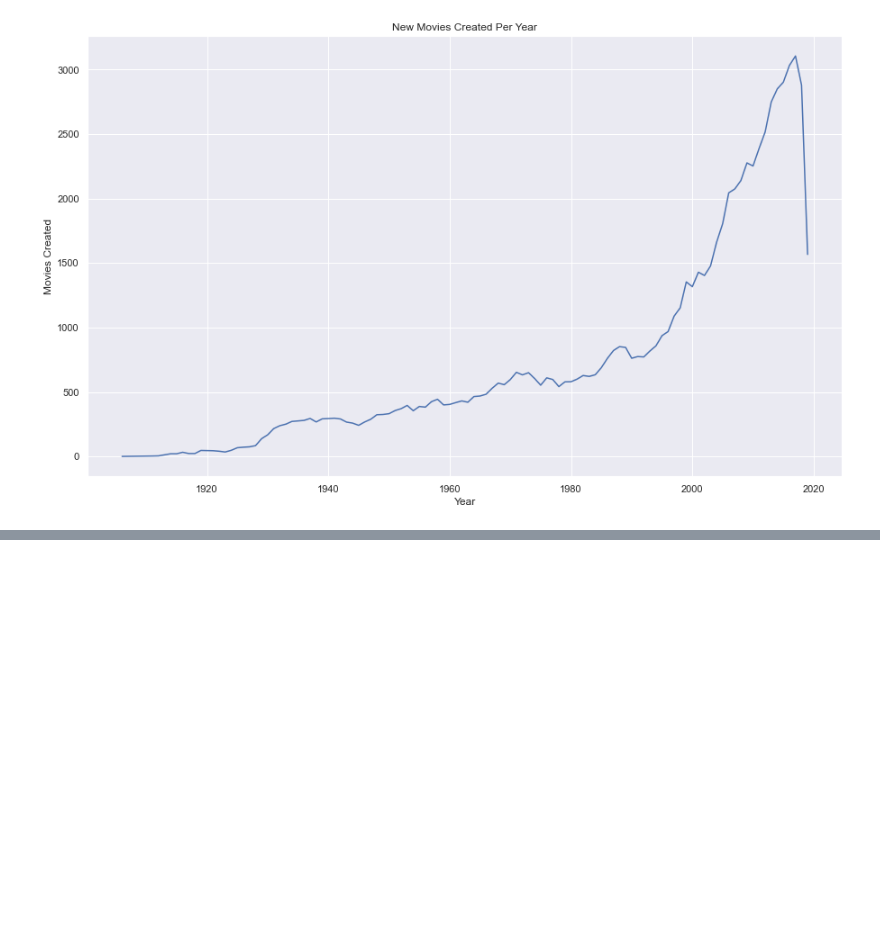
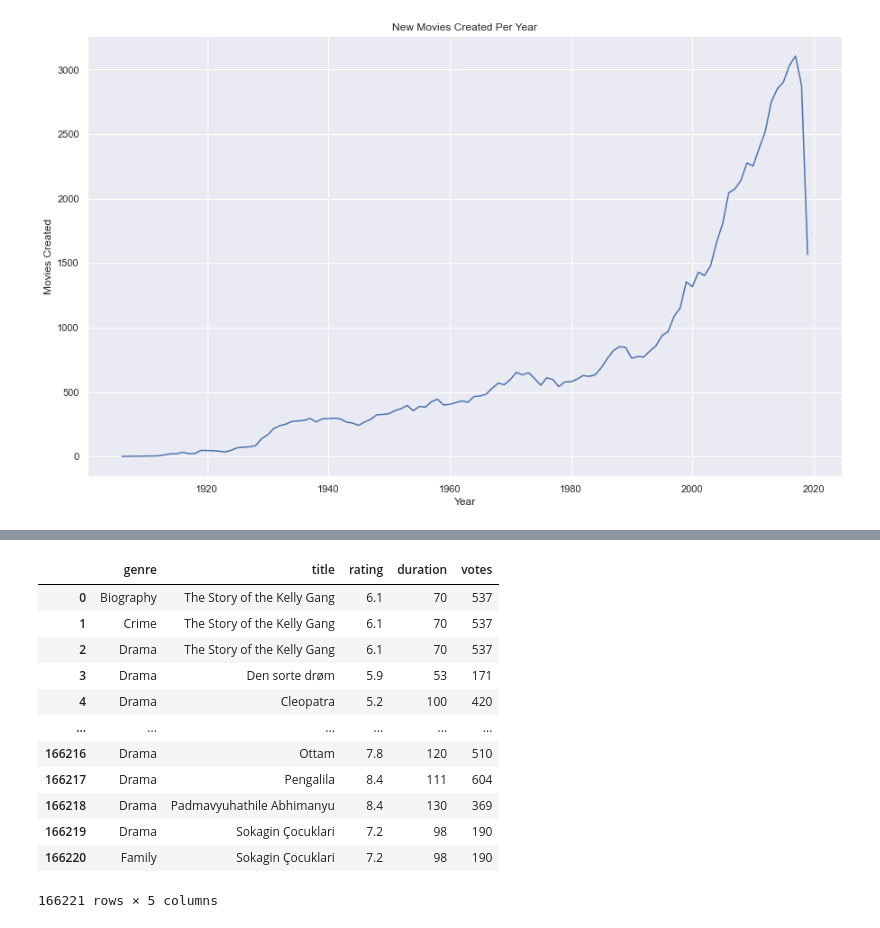
Before and after one commit to billbai0102/Callysto-Hackathon-2020, a Jupyter notebook: submission.ipynb, the cells around one changed output, grey strips where cells are left out. Saved outputs shown, nothing was run; the diff lists cells and outputs as text; code cells hidden in the pictures; blank space fills up the shorter version.

```diff
--- a/submission.ipynb
+++ b/submission.ipynb
@@ -244,6 +246,3 @@ ax.set(xlabel='Year', ylabel='Movies Created', title='New Movies Created Per Yea
  Text(0.5, 0, 'Year'),
  Text(0.5, 1.0, 'New Movies Created Per Year')]
 [figure]
-# %%
-df = imdb_movies_df.groupby('director')['rating'].count
-df
@@ -251,0 +296,49 @@ df
+# %%
+"""
+splits the genre column into separate rows with individual genres.
+
+:param df: DataFrame to split up
+"""
+def count_genres(df):
+    new_df = {
+        'genre': []
+        , 'title': []
+        , 'rating': []
+        , 'duration': []
+        , 'votes': []
+    }
+
+    for row in df.iterrows():
+        row = row[1]
+        genre = row['genre']
+        title = row['title']
+        rating = row['rating']
+        duration = row['duration']
+        votes = row['votes']
+        for genre_name in genre.split(','):
+            genre_name = genre_name.split()[0]
+
+            new_df['genre'].append(genre_name)
+            new_df['title'].append(title)
+            new_df['duration'].append(duration)
+            new_df['rating'].append(rating)
+            new_df['votes'].append(votes)
+
+    return pd.DataFrame(new_df)
+
+genre_ratings_df = count_genres(imdb_movies_df)
+genre_ratings_df
+# %% [output]
+|  | genre | title | rating | duration | votes |
+| 0 | Biography | The Story of the Kelly Gang | 6.1 | 70 | 537 |
+| 1 | Crime | The Story of the Kelly Gang | 6.1 | 70 | 537 |
+| 2 | Drama | The Story of the Kelly Gang | 6.1 | 70 | 537 |
+| 3 | Drama | Den sorte drøm | 5.9 | 53 | 171 |
+| 4 | Drama | Cleopatra | 5.2 | 100 | 420 |
+| ... | ... | ... | ... | ... | ... |
+| 166216 | Drama | Ottam | 7.8 | 120 | 510 |
+| 166217 | Drama | Pengalila | 8.4 | 111 | 604 |
+| 166218 | Drama | Padmavyuhathile Abhimanyu | 8.4 | 130 | 369 |
+| 166219 | Drama | Sokagin Çocuklari | 7.2 | 98 | 190 |
+| 166220 | Family | Sokagin Çocuklari | 7.2 | 98 | 190 |
+166221 rows × 5 columns
```
Also changed, not shown: parts of 7 cells of this notebook.
